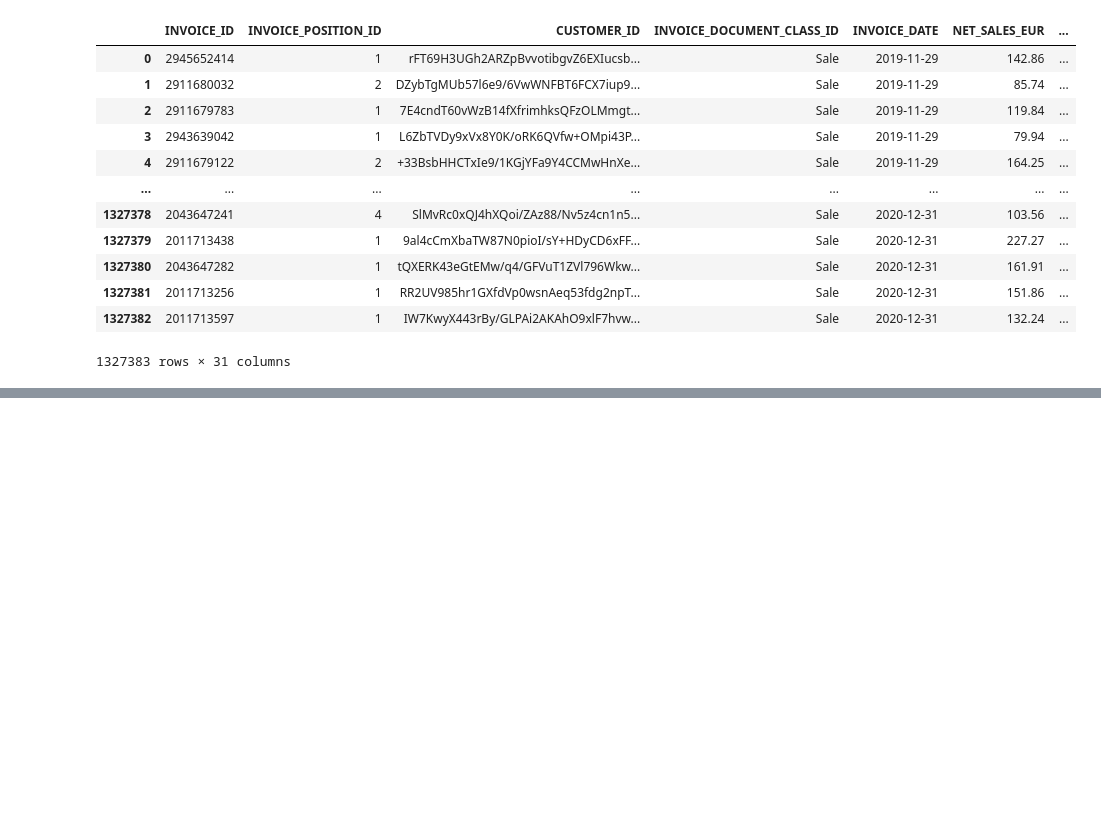
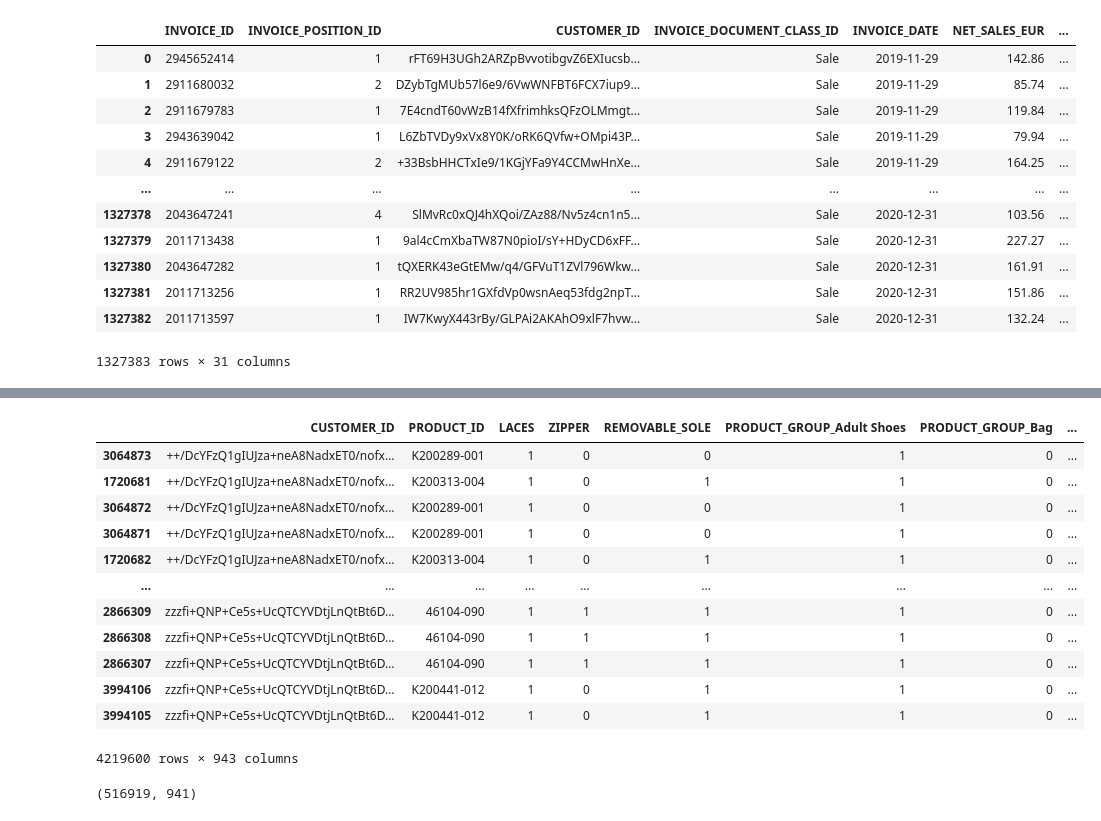
Before and after one commit to LiviReka/CamperRecommender, a Jupyter notebook: dataviz.ipynb, the cells around one changed output, grey strips where cells are left out. Cells and saved outputs as stored; diff of their text form; code cells hidden in the pictures; blank space fills up the shorter version.

```diff
--- a/dataviz.ipynb
+++ b/dataviz.ipynb
@@ -192,0 +191,2 @@ cleandata[['CUSTOMER_ID']+item_fields]
+# %%
+customer_product_lookup = cleandata[['CUSTOMER_ID','PRODUCT_ID']].drop_duplicates().dropna(subset=['CUSTOMER_ID'])
@@ -192,0 +209,18 @@ cleandata[['CUSTOMER_ID']+item_fields]
+# %%
+merged_customer_product = customer_product_lookup.merge(item_mtx_df, on='PRODUCT_ID')
+# %%
+merged_customer_product.sort_values('CUSTOMER_ID')
+# %% [output]
+|  | CUSTOMER_ID | PRODUCT_ID | LACES | ZIPPER | REMOVABLE_SOLE | PRODUCT_GROUP_Adult Shoes | PRODUCT_GROUP_Bag | ... |
+| 3064873 | ++/DcYFzQ1gIUJza+neA8NadxET0/nofx... | K200289-001 | 1 | 0 | 0 | 1 | 0 | ... |
+| 1720681 | ++/DcYFzQ1gIUJza+neA8NadxET0/nofx... | K200313-004 | 1 | 0 | 1 | 1 | 0 | ... |
+| 3064872 | ++/DcYFzQ1gIUJza+neA8NadxET0/nofx... | K200289-001 | 1 | 0 | 0 | 1 | 0 | ... |
+| 3064871 | ++/DcYFzQ1gIUJza+neA8NadxET0/nofx... | K200289-001 | 1 | 0 | 0 | 1 | 0 | ... |
+| 1720682 | ++/DcYFzQ1gIUJza+neA8NadxET0/nofx... | K200313-004 | 1 | 0 | 1 | 1 | 0 | ... |
+| ... | ... | ... | ... | ... | ... | ... | ... | ... |
+| 2866309 | zzzfi+QNP+Ce5s+UcQTCYVDtjLnQtBt6D... | 46104-090 | 1 | 1 | 1 | 1 | 0 | ... |
+| 2866308 | zzzfi+QNP+Ce5s+UcQTCYVDtjLnQtBt6D... | 46104-090 | 1 | 1 | 1 | 1 | 0 | ... |
+| 2866307 | zzzfi+QNP+Ce5s+UcQTCYVDtjLnQtBt6D... | 46104-090 | 1 | 1 | 1 | 1 | 0 | ... |
+| 3994106 | zzzfi+QNP+Ce5s+UcQTCYVDtjLnQtBt6D... | K200441-012 | 1 | 0 | 1 | 1 | 0 | ... |
+| 3994105 | zzzfi+QNP+Ce5s+UcQTCYVDtjLnQtBt6D... | K200441-012 | 1 | 0 | 1 | 1 | 0 | ... |
+4219600 rows × 943 columns
@@ -192,0 +231,4 @@ cleandata[['CUSTOMER_ID']+item_fields]
+# %%
+user_mtx_np.shape
+# %% [output]
+(516919, 941)
```
Also changed, not shown: parts of 9 cells of this notebook.
